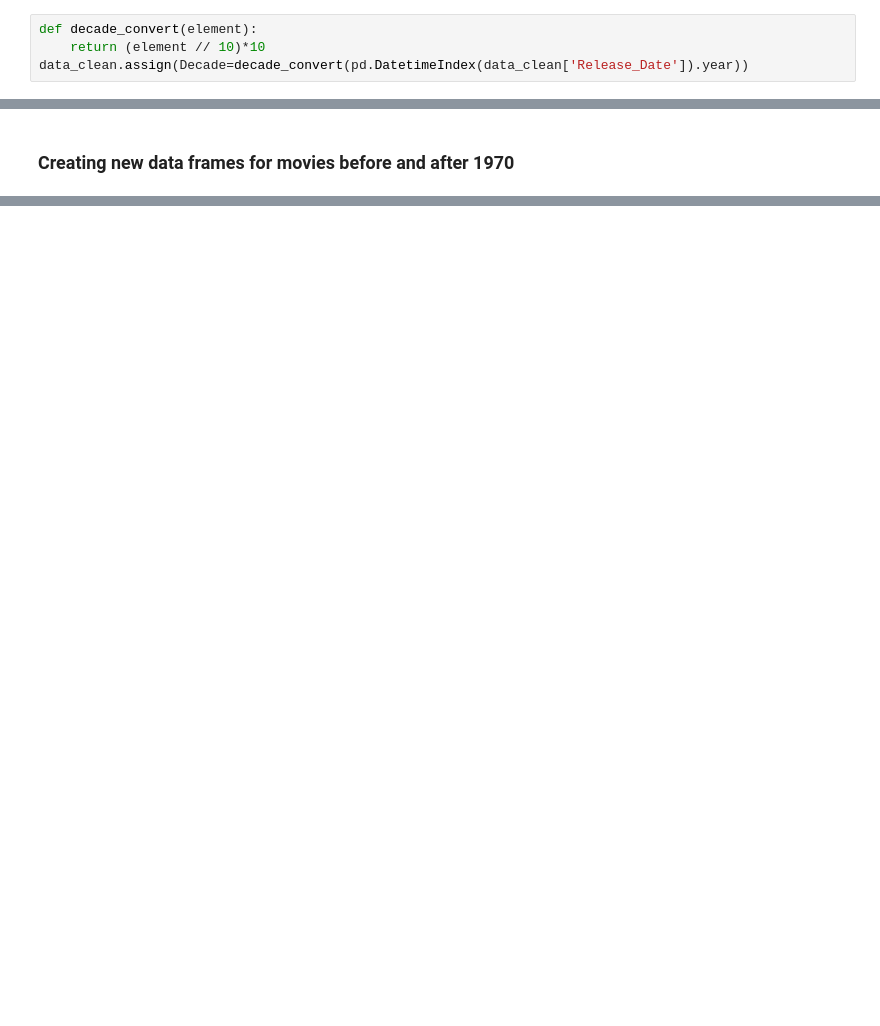
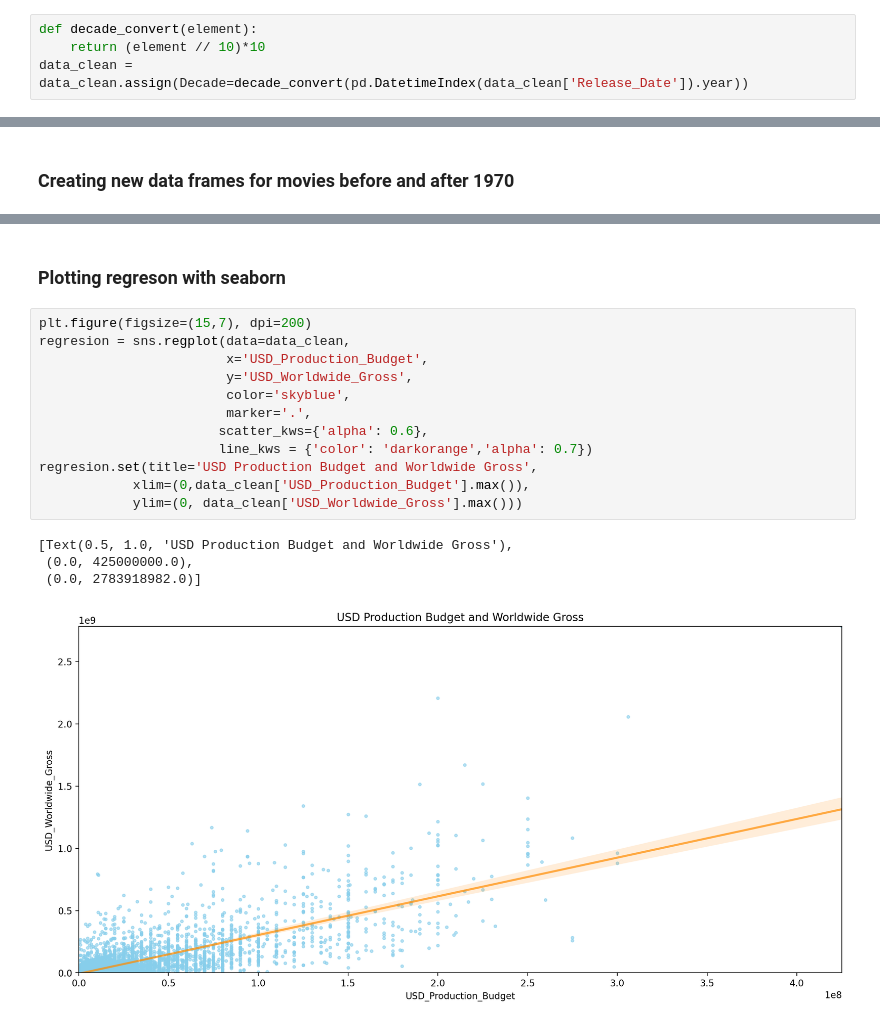
Before and after one commit to bartoszpiechnik25/DataScience, a Jupyter notebook: MoviesBudgetAndRevenue.ipynb, the cells around one changed output, grey strips where cells are left out. Drawn from its saved outputs; the diff is of its cells as text; blank space fills up the shorter version.

Commit message:
Movies Budget and Revenue

```diff
--- a/MoviesBudgetAndRevenue.ipynb
+++ b/MoviesBudgetAndRevenue.ipynb
@@ -257,4 +257,4 @@ with sns.axes_style('darkgrid'):
 # %%
 def decade_convert(element):
     return (element // 10)*10
-data_clean.assign(Decade=decade_convert(pd.DatetimeIndex(data_clean['Release_Date']).year))
+data_clean = data_clean.assign(Decade=decade_convert(pd.DatetimeIndex(data_clean['Release_Date']).year))
@@ -299,0 +286,19 @@ print(len(old_movies), len(new_movies))
+# %% [markdown]
+### Plotting regreson with seaborn
+# %%
+plt.figure(figsize=(15,7), dpi=200)
+regresion = sns.regplot(data=data_clean,
+                        x='USD_Production_Budget',
+                        y='USD_Worldwide_Gross',
+                        color='skyblue',
+                        marker='.',
+                       scatter_kws={'alpha': 0.6},
+                       line_kws = {'color': 'darkorange','alpha': 0.7})
+regresion.set(title='USD Production Budget and Worldwide Gross',
+            xlim=(0,data_clean['USD_Production_Budget'].max()),
+            ylim=(0, data_clean['USD_Worldwide_Gross'].max()))
+# %% [output]
+[Text(0.5, 1.0, 'USD Production Budget and Worldwide Gross'),
+ (0.0, 425000000.0),
+ (0.0, 2783918982.0)]
+[figure, added]
```
Also changed, not shown: parts of 15 cells of this notebook.
